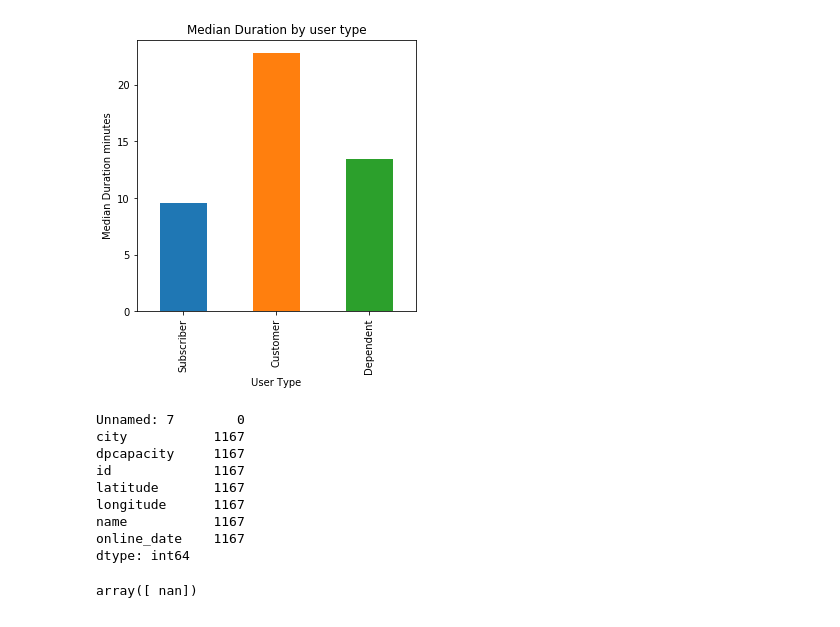
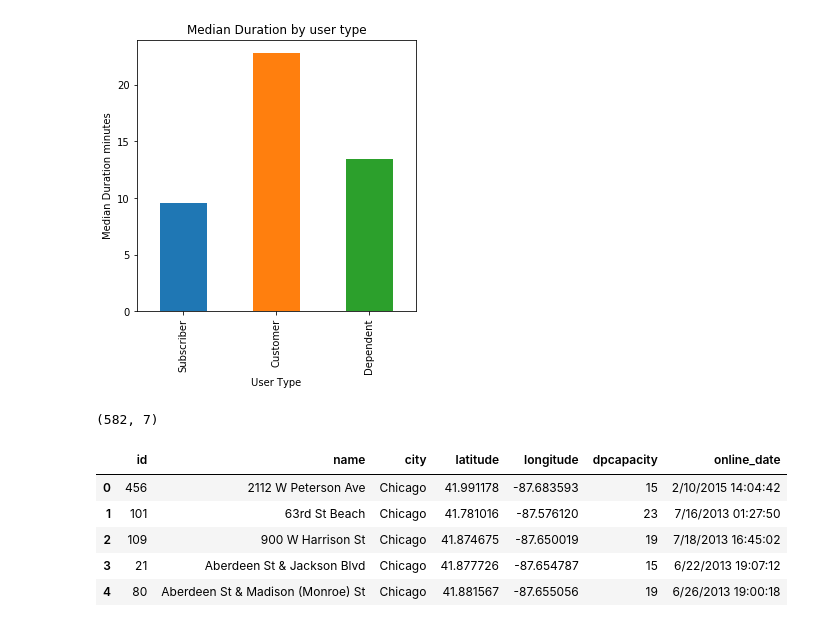
Before and after one commit to yshinomiya1q85/ys, a Jupyter notebook: capstone DS.ipynb, the cells around one changed output. Drawn from its saved outputs; the diff is of its cells as text; code cells hidden in the pictures.

```diff
--- a/capstone DS.ipynb
+++ b/capstone DS.ipynb
@@ -132,19 +119,14 @@ plt.ylabel('Median Duration minutes')
 plt.show()
 # %% [output]
 [figure]
-# %%
-df_station.count()
-# %% [output]
-Unnamed: 7        0
-city           1167
-dpcapacity     1167
-id             1167
-latitude       1167
-longitude      1167
-name           1167
-online_date    1167
-dtype: int64
-# %%
-df_station['Unnamed: 7'].unique()
-# %% [output]
-array([ nan])
+# %%
+print(df_stationQ1Q2.shape)
+df_stationQ1Q2.head()
+# %% [output]
+(582, 7)
+|  | id | name | city | latitude | longitude | dpcapacity | online_date |
+| 0 | 456 | 2112 W Peterson Ave | Chicago | 41.991178 | -87.683593 | 15 | 2/10/2015 14:04:42 |
+| 1 | 101 | 63rd St Beach | Chicago | 41.781016 | -87.576120 | 23 | 7/16/2013 01:27:50 |
+| 2 | 109 | 900 W Harrison St | Chicago | 41.874675 | -87.650019 | 19 | 7/18/2013 16:45:02 |
+| 3 | 21 | Aberdeen St & Jackson Blvd | Chicago | 41.877726 | -87.654787 | 15 | 6/22/2013 19:07:12 |
+| 4 | 80 | Aberdeen St & Madison (Monroe) St | Chicago | 41.881567 | -87.655056 | 19 | 6/26/2013 19:00:18 |
```
Also changed, not shown: parts of 17 cells of this notebook.
